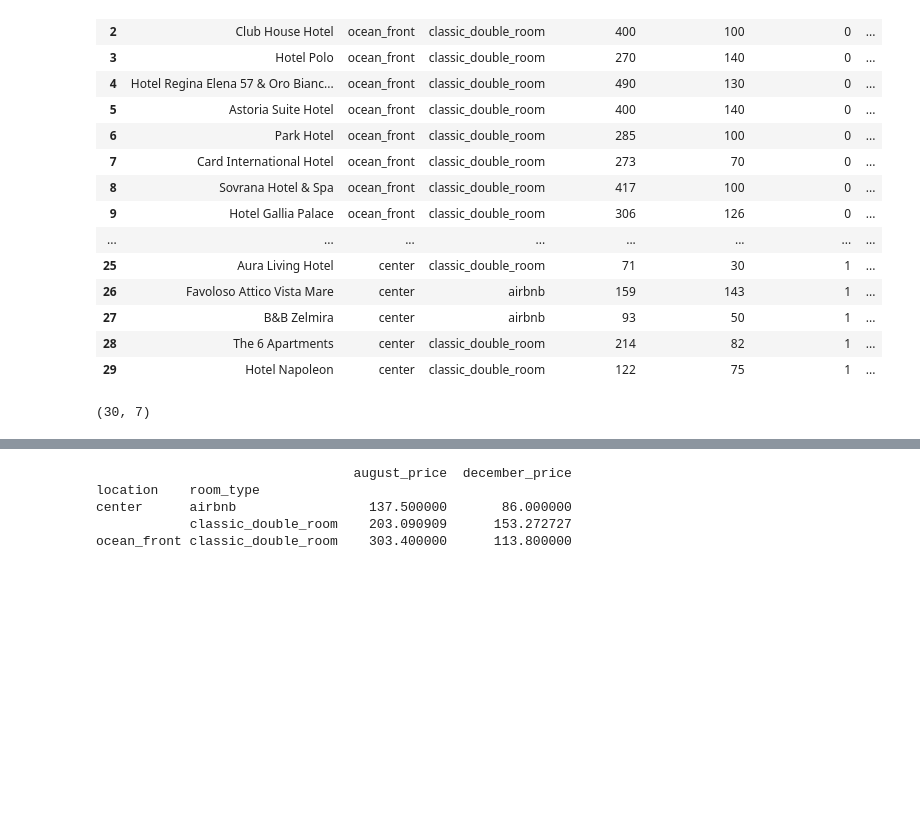
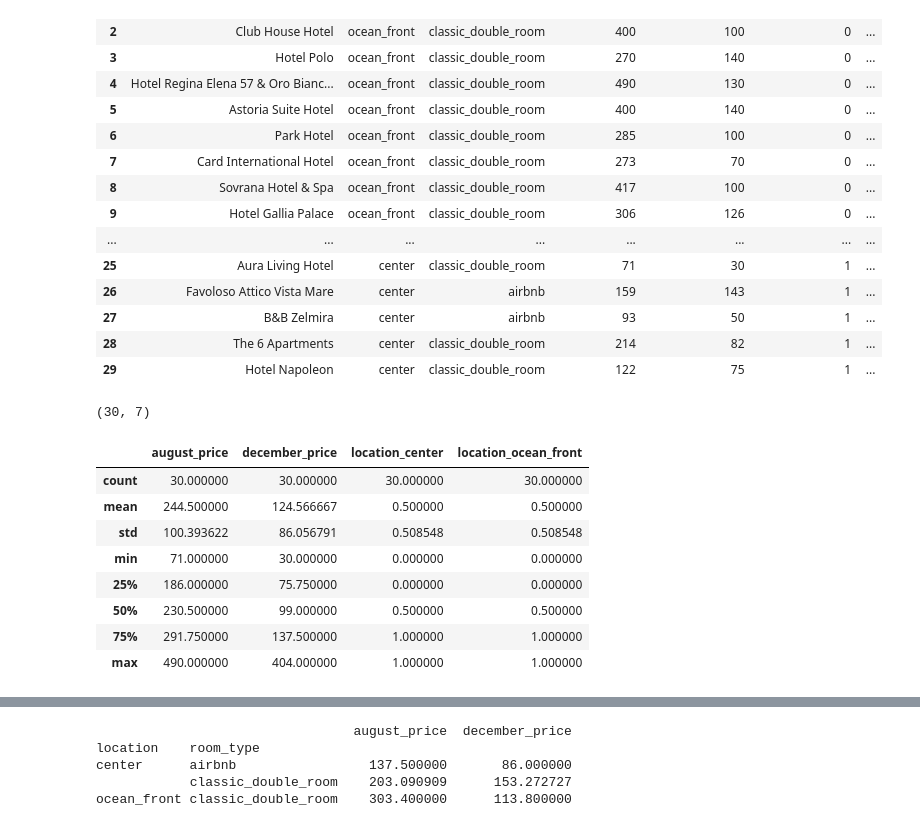
Before and after one commit to margaret613/ECON-300, a Jupyter notebook: Econ300_Hotel_Rimini.ipynb, the cells around one changed output, grey strips where cells are left out. Cells and saved outputs as stored; diff of their text form; code cells hidden in the pictures; blank space fills up the shorter version.

```diff
--- a/Econ300_Hotel_Rimini.ipynb
+++ b/Econ300_Hotel_Rimini.ipynb
@@ -81,6 +81,19 @@ hotels_df
 hotels_df.shape
 # %% [output]
 (30, 7)
+# %%
+# Summary statistics
+hotels_df.describe()
+# %% [output]
+|  | august_price | december_price | location_center | location_ocean_front |
+| count | 30.000000 | 30.000000 | 30.000000 | 30.000000 |
+| mean | 244.500000 | 124.566667 | 0.500000 | 0.500000 |
+| std | 100.393622 | 86.056791 | 0.508548 | 0.508548 |
+| min | 71.000000 | 30.000000 | 0.000000 | 0.000000 |
+| 25% | 186.000000 | 75.750000 | 0.000000 | 0.000000 |
+| 50% | 230.500000 | 99.000000 | 0.500000 | 0.500000 |
+| 75% | 291.750000 | 137.500000 | 1.000000 | 1.000000 |
+| max | 490.000000 | 404.000000 | 1.000000 | 1.000000 |
 # %%
 pp.ProfileReport(hotels_df)
 # %% [output]
```
